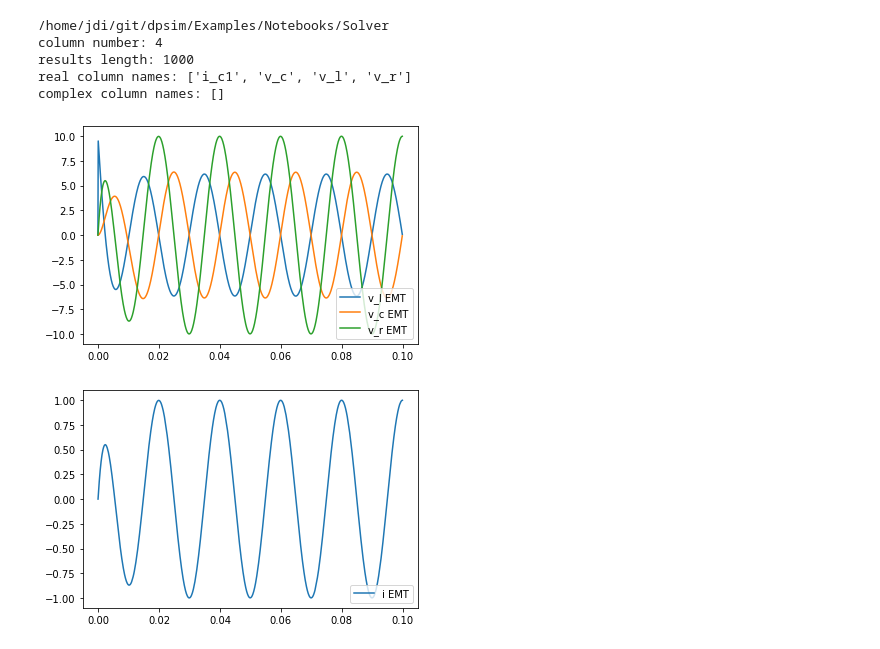
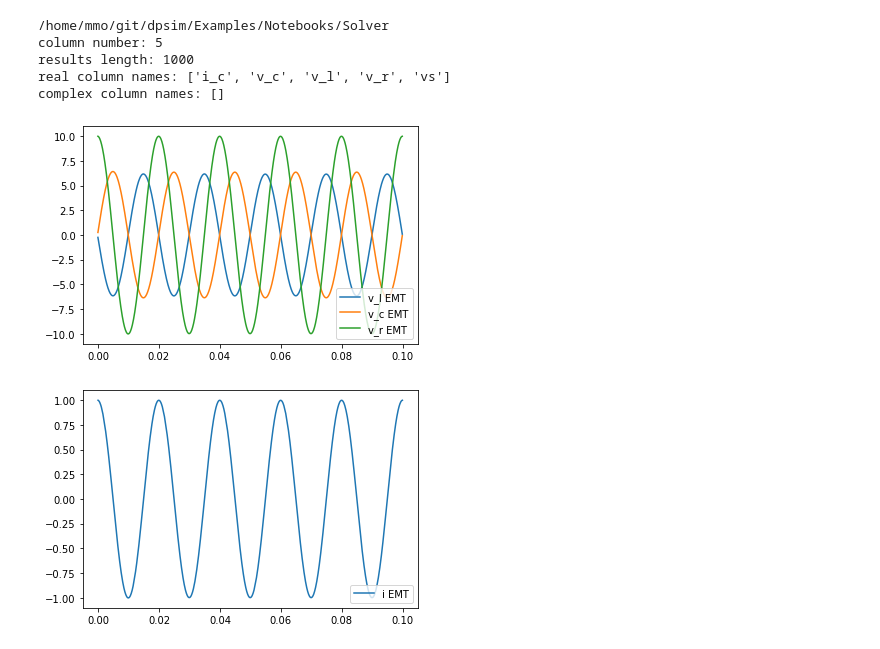
Before and after one commit to pipeacosta/dpsim, a Jupyter notebook: Examples/Notebooks/Solver/DAE_EMT_RLC1_graph_results.ipynb, the cells around one changed output. Cells and saved outputs as stored; diff of their text form; code cells hidden in the pictures.

```diff
--- a/Examples/Notebooks/Solver/DAE_EMT_RLC1_graph_results.ipynb
+++ b/Examples/Notebooks/Solver/DAE_EMT_RLC1_graph_results.ipynb
@@ -14,30 +15,30 @@ Start simulation: DAE_EMT_RLC1
 # %%
 # read Simulink log file
 
 import os
 print(os.getcwd())
 
 import matplotlib.pyplot as plt
 import villas.dataprocessing.readtools as rt
 
 # read EMT results
 log_name = 'logs/DAE_EMT_RLC1/DAE_EMT_RLC1.csv'
 ts_dpsim_emt = rt.read_timeseries_dpsim(log_name)
 
 plt.figure(1)
 plt.plot(ts_dpsim_emt['v_l'].time, ts_dpsim_emt['v_l'].values, label='v_l EMT')
 plt.plot(ts_dpsim_emt['v_c'].time, ts_dpsim_emt['v_c'].values, label='v_c EMT')
 plt.plot(ts_dpsim_emt['v_r'].time, ts_dpsim_emt['v_r'].values, label='v_r EMT')
 plt.legend(loc='lower right')
 plt.figure(2)
-plt.plot(ts_dpsim_emt['i_c1'].time, ts_dpsim_emt['i_c1'].values, label='i EMT')
+plt.plot(ts_dpsim_emt['i_c'].time, ts_dpsim_emt['i_c'].values, label='i EMT')
 plt.legend(loc='lower right')
 plt.show()
 # %% [output]
-/home/jdi/git/dpsim/Examples/Notebooks/Solver
-column number: 4
+/home/mmo/git/dpsim/Examples/Notebooks/Solver
+column number: 5
 results length: 1000
-real column names: ['i_c1', 'v_c', 'v_l', 'v_r']
+real column names: ['i_c', 'v_c', 'v_l', 'v_r', 'vs']
 complex column names: []
-[figure, old version]
+[figure, new version]
-[figure, old version]
+[figure, new version]
```
Also changed, not shown: parts of 1 cell of this notebook, 11 other files.
